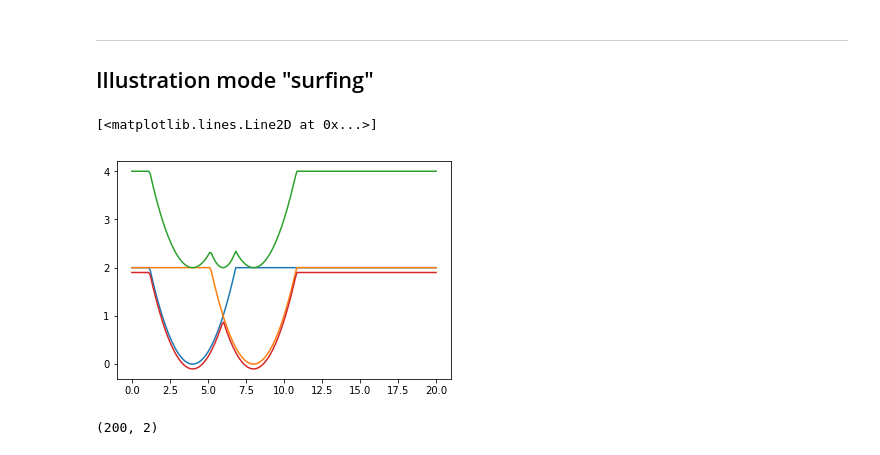
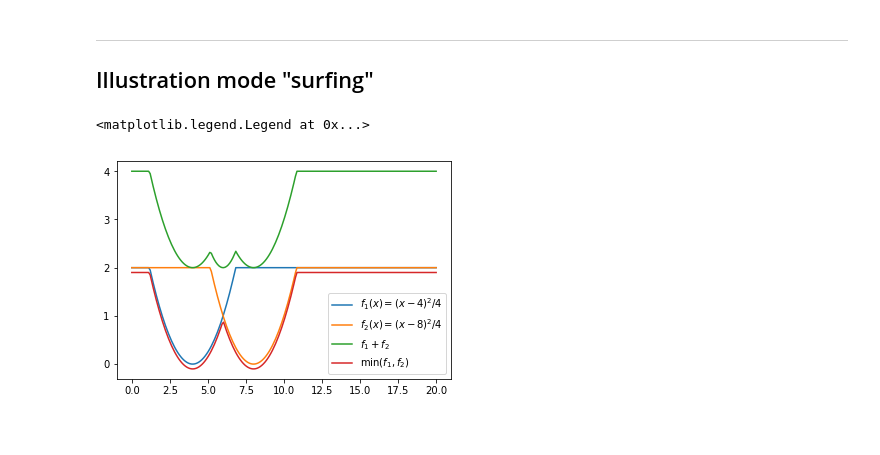
Before and after one commit to aymericq/dental_numbering, a Jupyter notebook: basin_hopping_reel.ipynb, the cells around one changed output. Cells and saved outputs as stored; diff of their text form; code cells hidden in the pictures.

```diff
--- a/basin_hopping_reel.ipynb
+++ b/basin_hopping_reel.ipynb
@@ -461,14 +463,11 @@ yy2 = np.min(threes, axis=1)
 yyt = yy1 + yy2
 yy_sol = np.min(np.concatenate((yy1.reshape((200,1)), yy2.reshape((200,1))), axis=1), axis=1)-0.1
 # %%
-plt.plot(xx, yy1)
-plt.plot(xx, yy2)
-plt.plot(xx, yyt)
-plt.plot(xx, yy_sol)
+plt.plot(xx, yy1, label="$f_1(x) = (x-4)^2/4$")
+plt.plot(xx, yy2, label="$f_2(x) = (x-8)^2/4$")
+plt.plot(xx, yyt, label="$f_1 + f_2$")
+plt.plot(xx, yy_sol, label="$\min(f_1, f_2)$")
+plt.legend()
 # %% [output]
-[<matplotlib.lines.Line2D at 0x...>]
+<matplotlib.legend.Legend at 0x...>
-[figure, old version]
+[figure, new version]
-# %%
-np.concatenate((yy1.reshape((200,1)), yy2.reshape((200,1))), axis=1).shape
-# %% [output]
-(200, 2)
```
Also changed, not shown: parts of 11 cells of this notebook.
